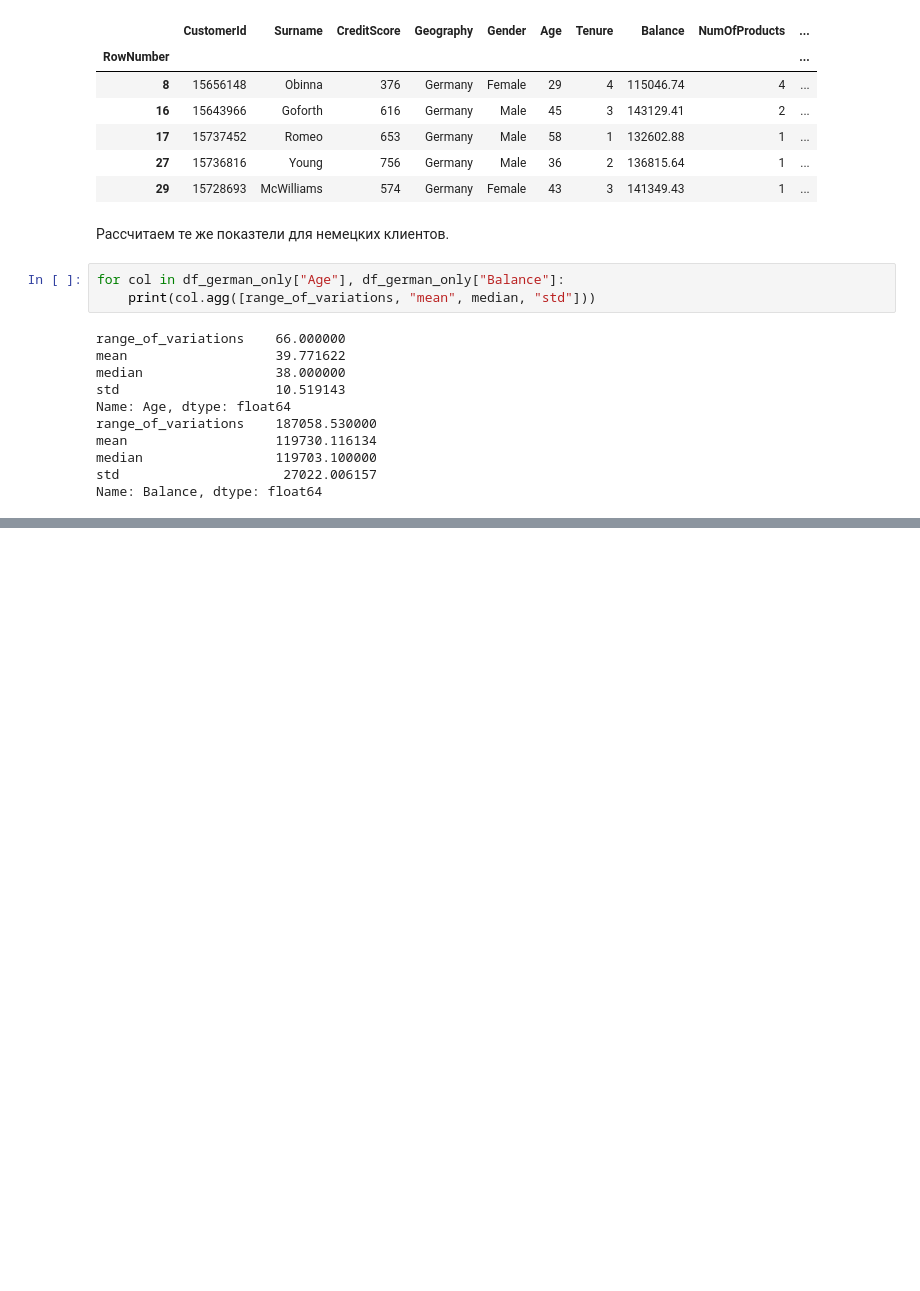
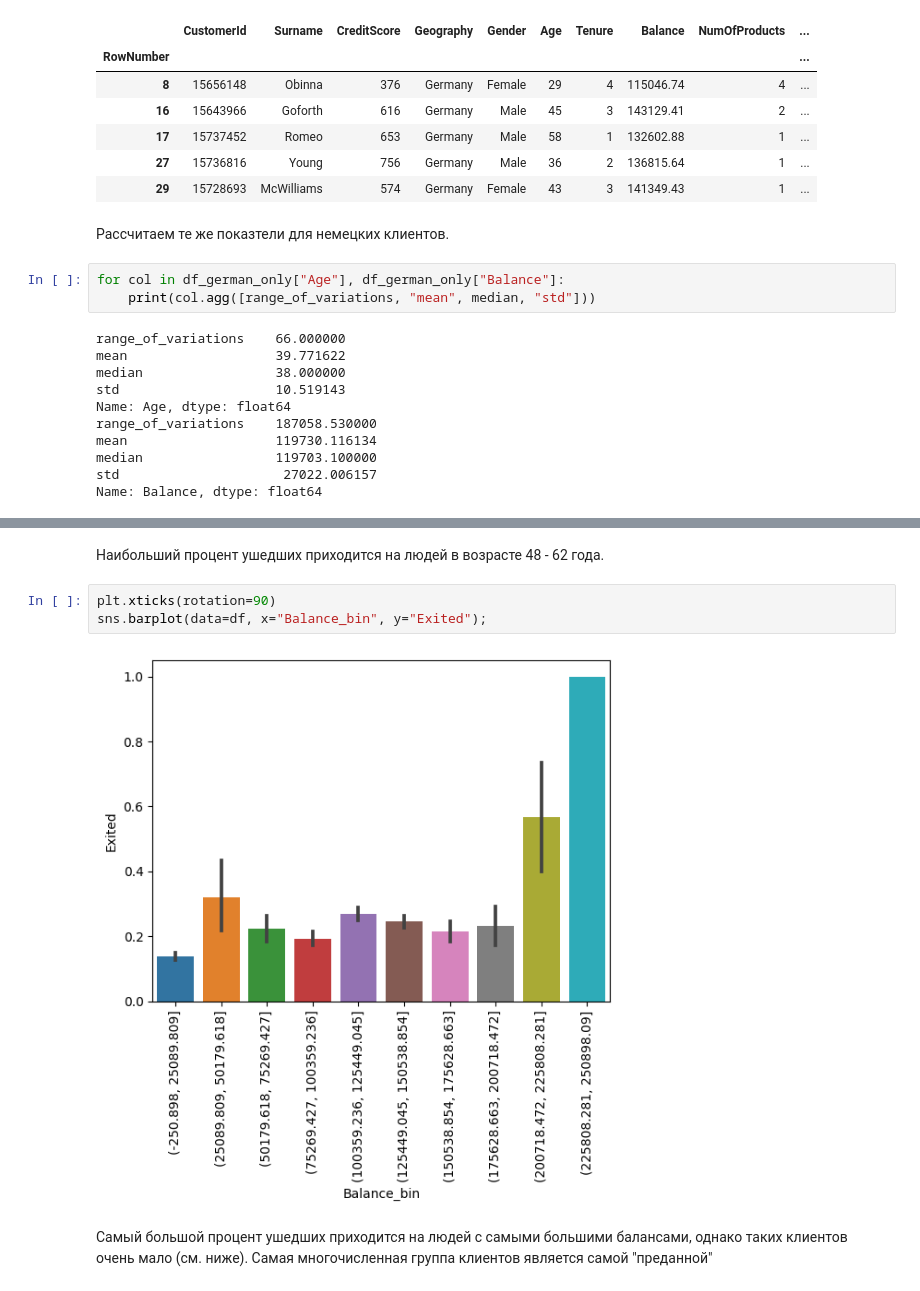
Before and after one commit to Nickolay-A/DS04, a Jupyter notebook: ДЗ_14_Бруцкий-Стемпковский/ДЗ_14.ipynb, the cells around one changed output, grey strips where cells are left out. Saved outputs shown, nothing was run; the diff lists cells and outputs as text; blank space fills up the shorter version.

```diff
--- a/ДЗ_14_Бруцкий-Стемпковский/ДЗ_14.ipynb
+++ b/ДЗ_14_Бруцкий-Стемпковский/ДЗ_14.ipynb
@@ -97,0 +142,9 @@ Name: Balance, dtype: float64
+# %% [markdown]
+Наибольший процент ушедших приходится на людей в возрасте 48 - 62 года.
+# %%
+plt.xticks(rotation=90)
+sns.barplot(data=df, x="Balance_bin", y="Exited");
+# %% [output]
+[figure, added]
+# %% [markdown]
+Самый большой процент ушедших приходится на людей с самыми большими балансами, однако таких клиентов очень мало (см. ниже). Самая многочисленная группа клиентов является самой "преданной"
```
Also changed, not shown: parts of 13 cells of this notebook.
